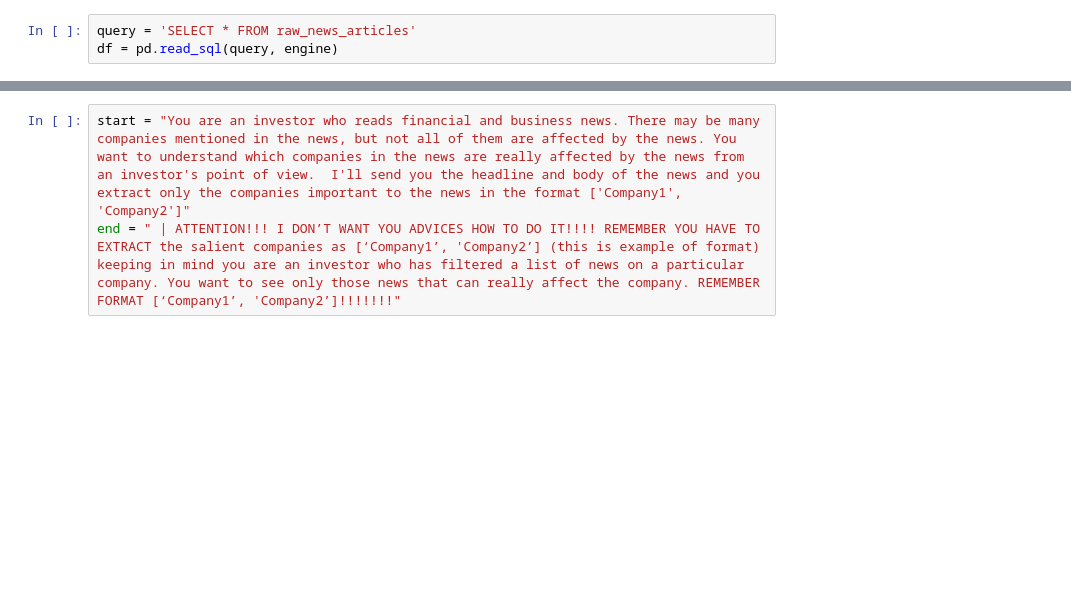
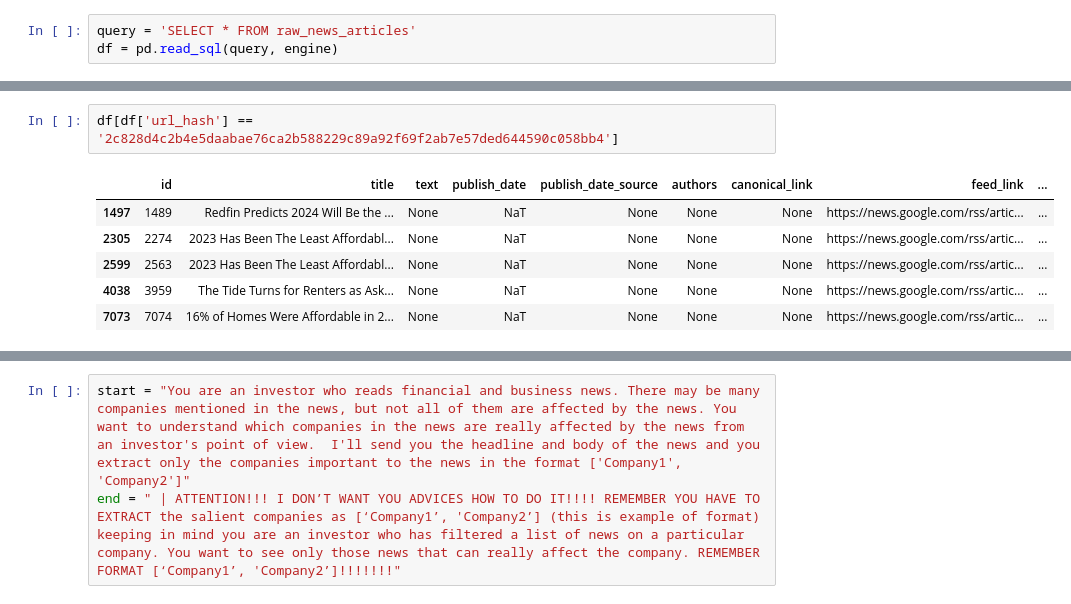
Before and after one commit to someoneorlov/styx, a Jupyter notebook: notebooks/5.0-check-REL-OOT-test.ipynb, the cells around one changed output, grey strips where cells are left out. Drawn from its saved outputs; the diff is of its cells as text; blank space fills up the shorter version.

```diff
--- a/notebooks/5.0-check-REL-OOT-test.ipynb
+++ b/notebooks/5.0-check-REL-OOT-test.ipynb
@@ -123,0 +196,9 @@ memory usage: 426.1+ KB
+# %%
+df[df['url_hash'] == '2c828d4c2b4e5daabae76ca2b588229c89a92f69f2ab7e57ded644590c058bb4']
+# %% [output]
+|  | id | title | text | publish_date | publish_date_source | authors | canonical_link | feed_link | ... |
+| 1497 | 1489 | Redfin Predicts 2024 Will Be the ... | None | NaT | None | None | None | https://news.google.com/rss/artic... | ... |
+| 2305 | 2274 | 2023 Has Been The Least Affordabl... | None | NaT | None | None | None | https://news.google.com/rss/artic... | ... |
+| 2599 | 2563 | 2023 Has Been The Least Affordabl... | None | NaT | None | None | None | https://news.google.com/rss/artic... | ... |
+| 4038 | 3959 | The Tide Turns for Renters as Ask... | None | NaT | None | None | None | https://news.google.com/rss/artic... | ... |
+| 7073 | 7074 | 16% of Homes Were Affordable in 2... | None | NaT | None | None | None | https://news.google.com/rss/artic... | ... |
```
Also changed, not shown: parts of 15 cells of this notebook, 4 other files.
